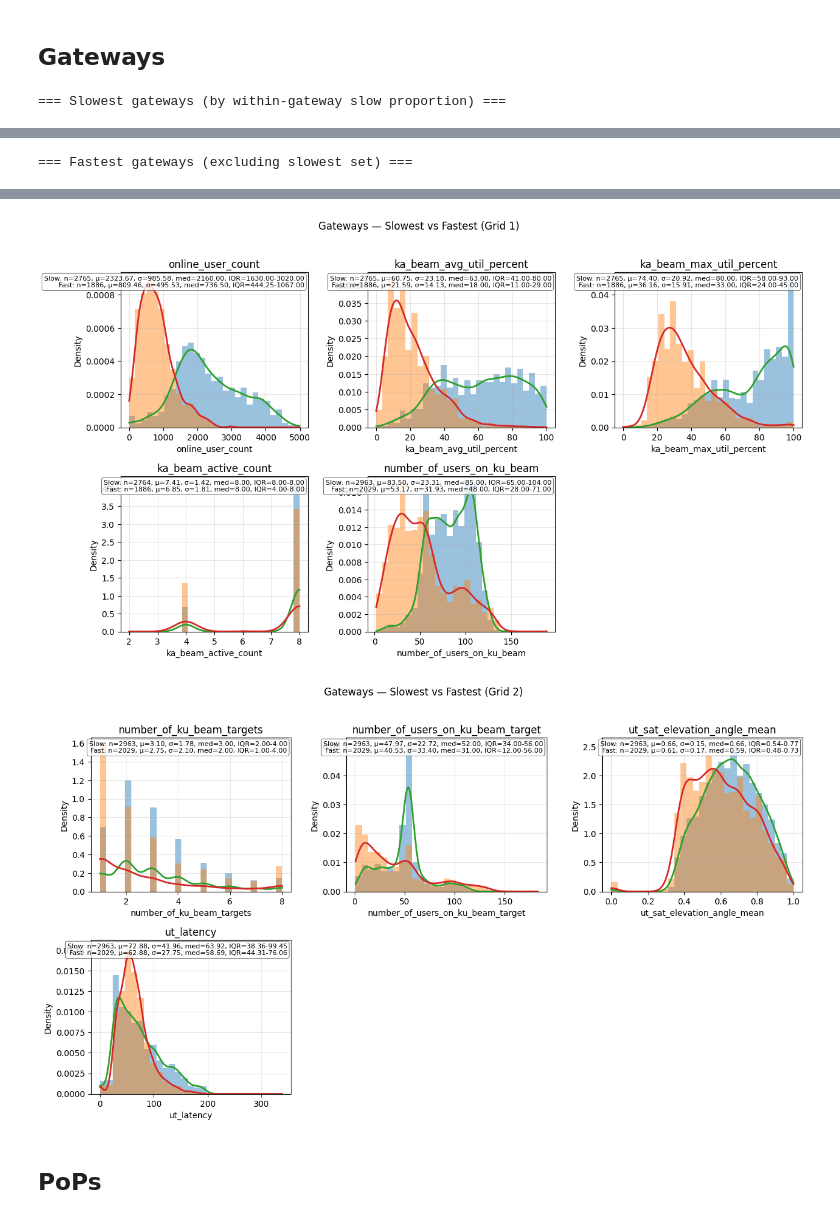
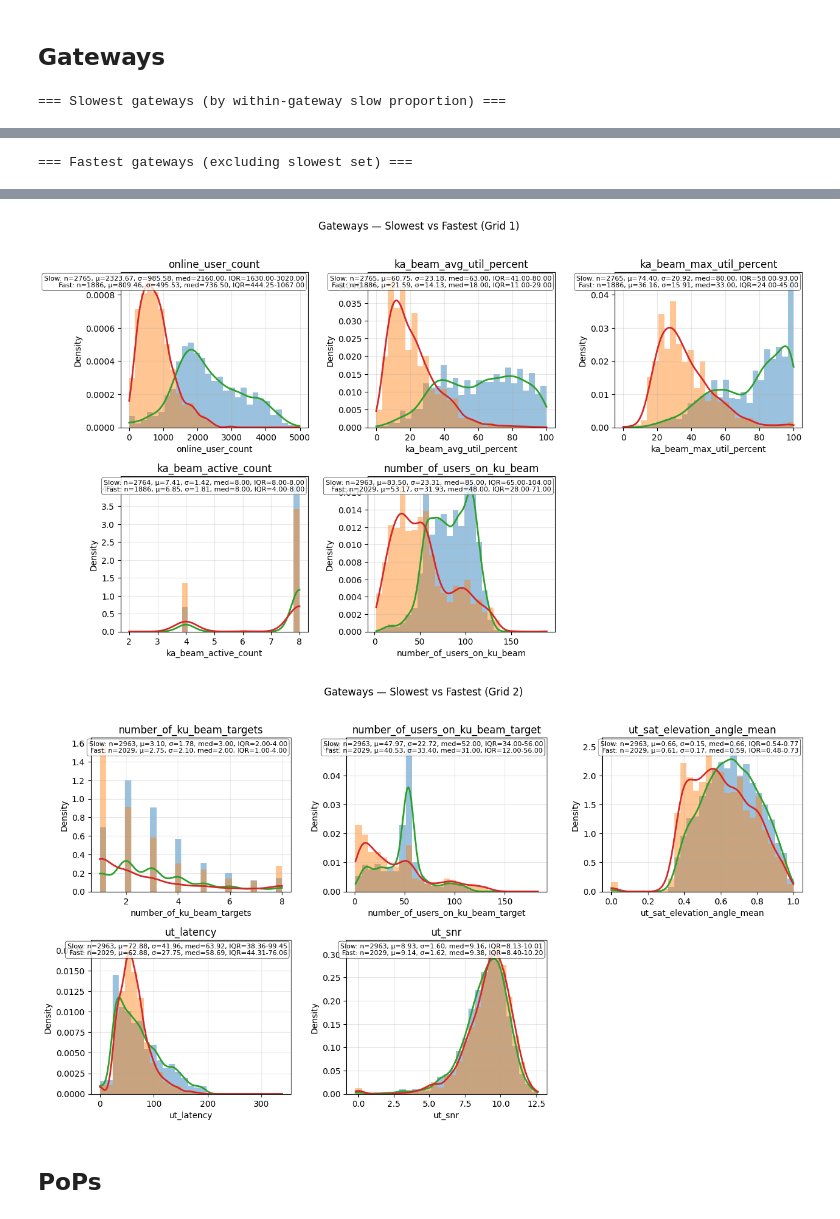
Before and after one commit to imeyer2/spacex_starlink_datascience_interview, a Jupyter notebook: main.ipynb, the cells around one changed output, grey strips where cells are left out. Cells and saved outputs as stored; diff of their text form; code cells hidden in the pictures.

```diff
--- a/main.ipynb
+++ b/main.ipynb
@@ -583,6 +575,9 @@ test_input_df.head()
 possible_features = list(set(df.columns.tolist()).intersection(set(test_input_df.columns.tolist())))
 
 # remove test_id
-possible_features.remove('test_id')
+try:
+    possible_features.remove('test_id')
+except ValueError:
+    pass
 print(possible_features)
 # %% [output]
@@ -731,7 +736,7 @@ valid_pool = cb.Pool(X_test_cb,  label=y_test.astype(int),  cat_features=cat_fea
 
 # --- stronger minority emphasis via explicit class_weights ---
 pos = int(y_train.sum()); neg = int((y_train==0).sum())
-w_pos = (neg / max(pos,1)) * 2.25   # >1 pushes recall harder; tune 1.2–2.0
+w_pos = (neg / max(pos,1)) * 2.35   # >1 pushes recall harder; tune 1.2–2.0
 w_neg = 1.0
 
 
@@ -1150,6 +1148,11 @@ METRICS = [
     'number_of_users_on_ku_beam_target',
     'ut_sat_elevation_angle_mean',
     'ut_latency',
+    'ut_snr',
+
+    'gateway_id',
+    'home_pop_id',
+
 ]
 
 # -------------------------
@@ -1391,6 +1394,7 @@ MIN_SAMPLES = 20
 TOP_K       = 20
 
 # Metrics to visualize; any missing ones will be skipped safely
+# Metrics to visualize; any missing ones will be skipped safely
 METRICS = [
     'online_user_count',
     'ka_beam_avg_util_percent',
@@ -1401,6 +1405,12 @@ METRICS = [
     'number_of_users_on_ku_beam_target',
     'ut_sat_elevation_angle_mean',
     'ut_latency',
+    'ut_snr',
+
+    # 'gateway_id',
+    # 'satellite_id',
+    # 'home_pop_id',
+
 ]
 
 # -------------------------
@@ -1616,5 +1626,5 @@ Two-sample tests:
 [figure]
-[figure, old version]
+[figure, new version]
 # %% [markdown]
 ## PoPs
 # %%
```
Also changed, not shown: parts of 16 cells of this notebook.
